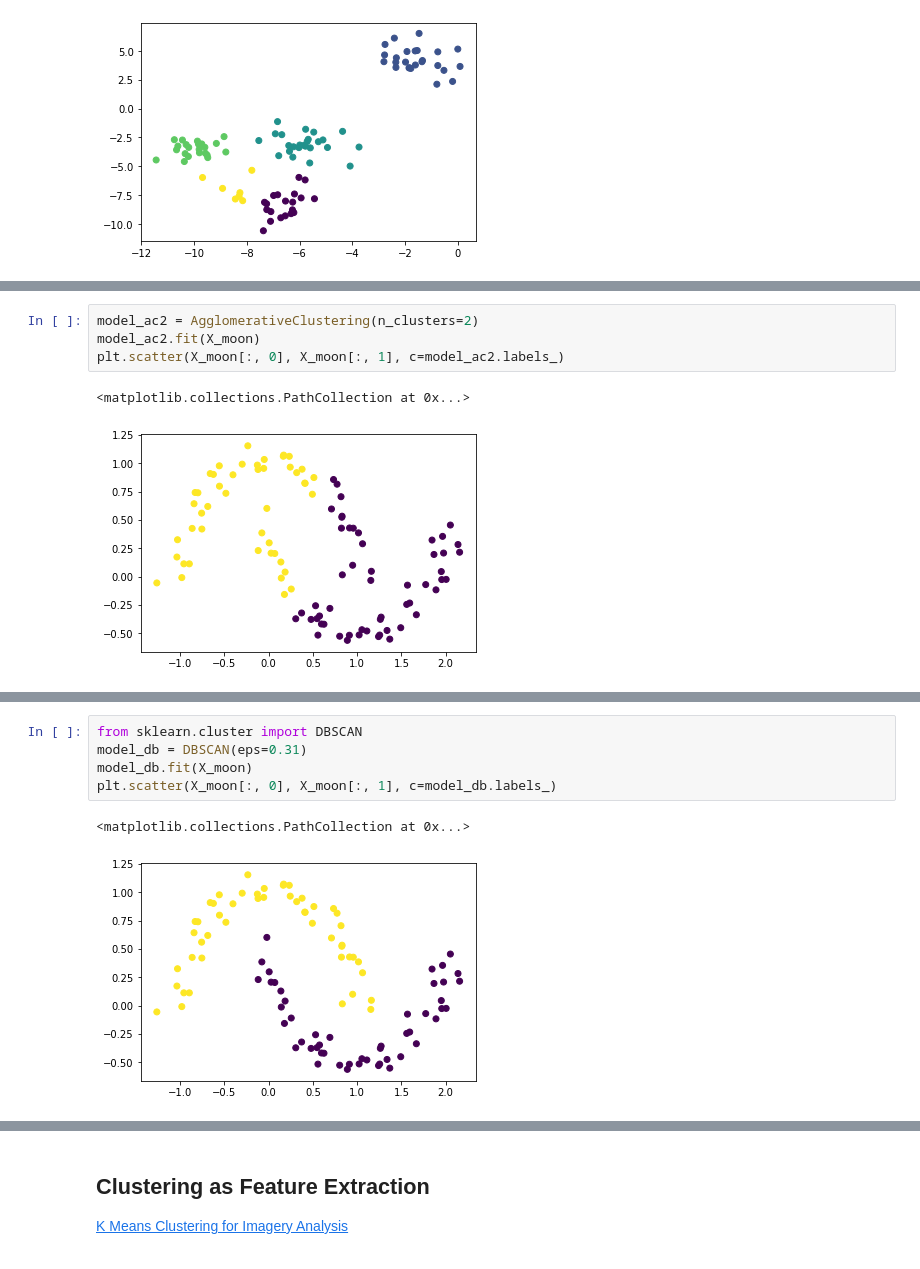
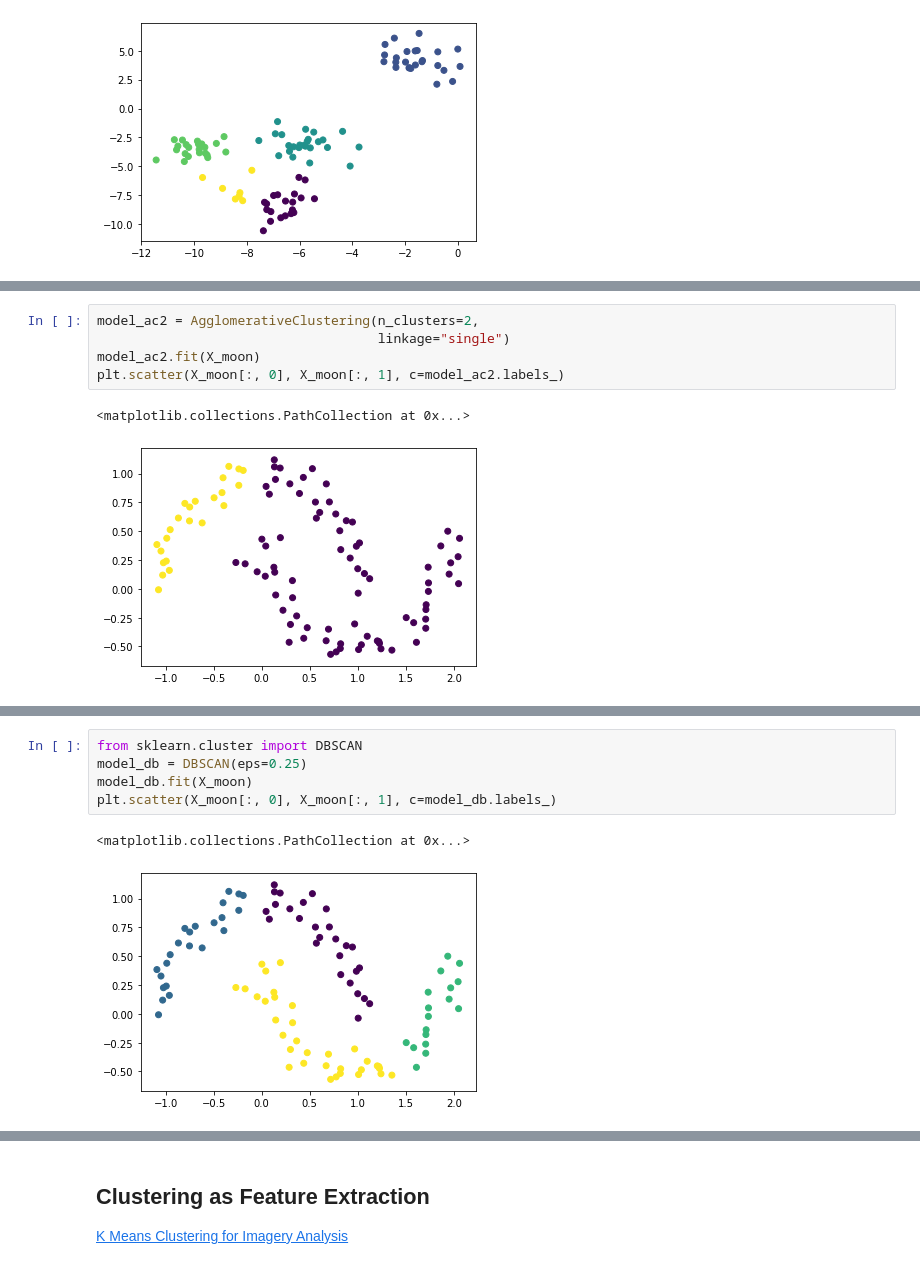
Before and after one commit to ch00226855/CMP414-765_Spring2020, a Jupyter notebook: Week14_ClusteringAnalysis.ipynb, the cells around one changed output, grey strips where cells are left out. Saved outputs shown, nothing was run; the diff lists cells and outputs as text.

```diff
--- a/Week14_ClusteringAnalysis.ipynb
+++ b/Week14_ClusteringAnalysis.ipynb
@@ -146,10 +147,11 @@ plt.scatter(X_moon[:, 0], X_moon[:, 1], c=y_moon)
 # %%
-model_ac2 = AgglomerativeClustering(n_clusters=2)
+model_ac2 = AgglomerativeClustering(n_clusters=2,
+                                    linkage="single")
 model_ac2.fit(X_moon)
 plt.scatter(X_moon[:, 0], X_moon[:, 1], c=model_ac2.labels_)
 # %% [output]
 <matplotlib.collections.PathCollection at 0x...>
-[figure, old version]
+[figure, new version]
 # %% [markdown]
 ## DBSCAN
 
@@ -163,12 +165,12 @@ Referece:
     <a href="https://dashee87.github.io/data%20science/general/Clustering-with-Scikit-with-GIFs/">Clustering with Scikit with GIFs</a>
 # %%
 from sklearn.cluster import DBSCAN
-model_db = DBSCAN(eps=0.31)
+model_db = DBSCAN(eps=0.25)
 model_db.fit(X_moon)
 plt.scatter(X_moon[:, 0], X_moon[:, 1], c=model_db.labels_)
 # %% [output]
 <matplotlib.collections.PathCollection at 0x...>
-[figure, old version]
+[figure, new version]
 # %% [markdown]
 ## Comparing Different Clustering Algorithms
 
```
Also changed, not shown: parts of 3 cells of this notebook.
